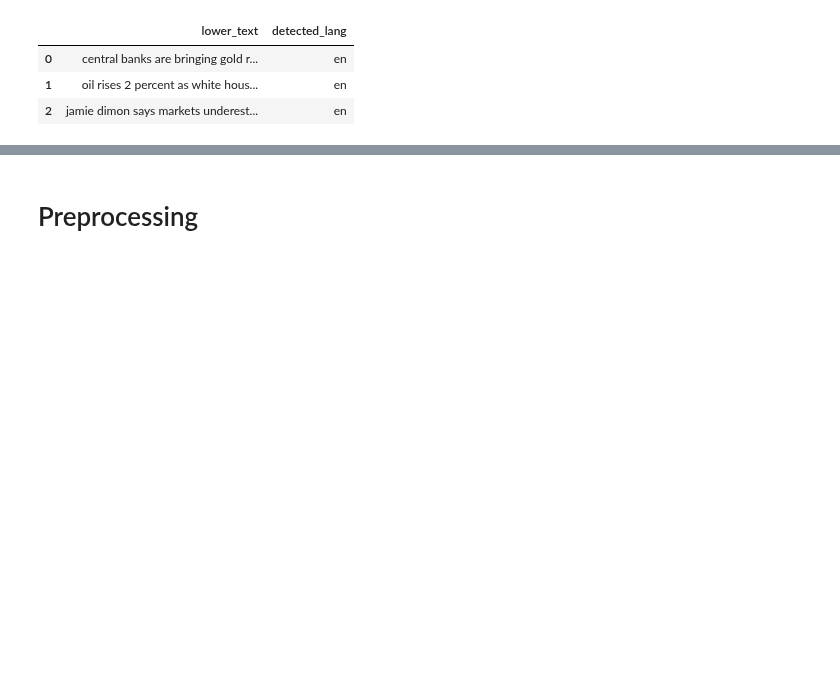
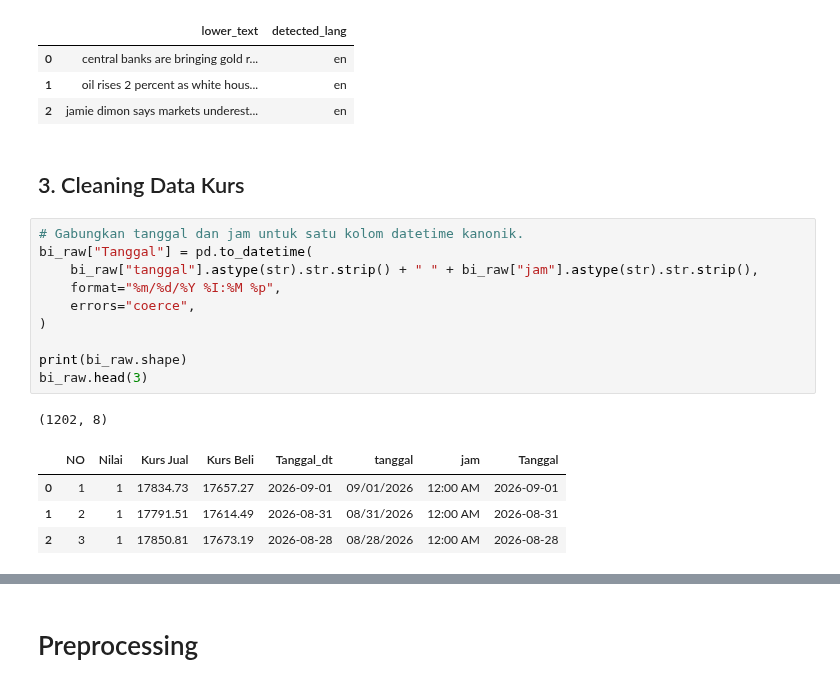
Before and after one commit to farsyaant/nlpproject-grestercinta, a Jupyter notebook: src/final.ipynb, the cells around one changed output, grey strips where cells are left out. Saved outputs shown, nothing was run; the diff lists cells and outputs as text; blank space fills up the shorter version.

```diff
--- a/src/final.ipynb
+++ b/src/final.ipynb
@@ -375,3 +414,21 @@ Setelah filter bahasa Inggris (en) : 4336 (dibuang 0 baris)
 | 0 | central banks are bringing gold r... | en |
 | 1 | oil rises 2 percent as white hous... | en |
 | 2 | jamie dimon says markets underest... | en |
+# %% [markdown]
+## 3. Cleaning Data Kurs
+# %%
+# Gabungkan tanggal dan jam untuk satu kolom datetime kanonik.
+bi_raw["Tanggal"] = pd.to_datetime(
+    bi_raw["tanggal"].astype(str).str.strip() + " " + bi_raw["jam"].astype(str).str.strip(),
+    format="%m/%d/%Y %I:%M %p",
+    errors="coerce",
+)
+
+print(bi_raw.shape)
+bi_raw.head(3)
+# %% [output]
+(1202, 8)
+|  | NO | Nilai | Kurs Jual | Kurs Beli | Tanggal_dt | tanggal | jam | Tanggal |
+| 0 | 1 | 1 | 17834.73 | 17657.27 | 2026-09-01 | 09/01/2026 | 12:00 AM | 2026-09-01 |
+| 1 | 2 | 1 | 17791.51 | 17614.49 | 2026-08-31 | 08/31/2026 | 12:00 AM | 2026-08-31 |
+| 2 | 3 | 1 | 17850.81 | 17673.19 | 2026-08-28 | 08/28/2026 | 12:00 AM | 2026-08-28 |
```
Also changed, not shown: parts of 6 cells of this notebook.
